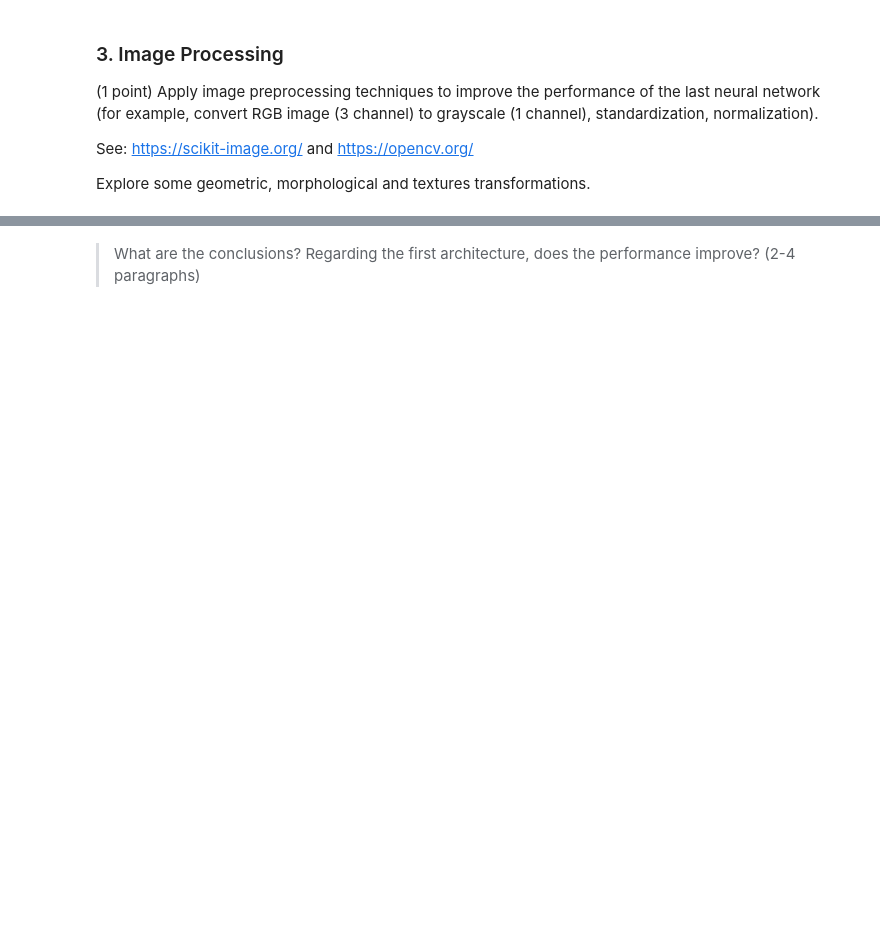
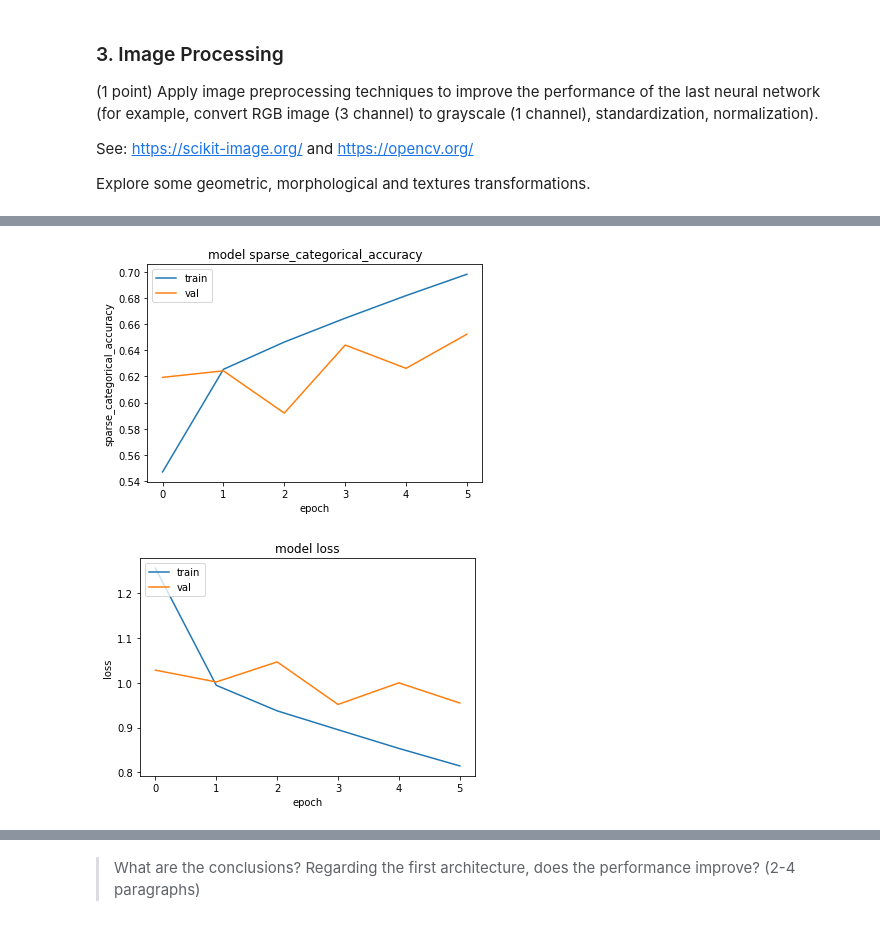
Before and after one commit to Matheuss1/artificial-intelligence-and-what-is-behind, a Jupyter notebook: logistic_regression_and_neural_networks_assignment_03.ipynb, the cells around one changed output, grey strips where cells are left out. Drawn from its saved outputs; the diff is of its cells as text; code cells hidden in the pictures; blank space fills up the shorter version.

```diff
--- a/logistic_regression_and_neural_networks_assignment_03.ipynb
+++ b/logistic_regression_and_neural_networks_assignment_03.ipynb
@@ -282,0 +472,16 @@ Explore some geometric, morphological and textures transformations.
+# %%
+# Using scaled data
+
+my_callbacks = [
+    tf.keras.callbacks.EarlyStopping(monitor='val_loss', mode='min', patience=2),
+    tf.keras.callbacks.ModelCheckpoint(filepath='scaled_nn_best_model.tf', monitor='val_loss', mode='min'),
+    tf.keras.callbacks.TensorBoard(log_dir='./logs'),
+]
+
+scaled_data_model = TFPathMNISTNN()
+
+scaled_data_model.compile(optimizer='adam',
+              loss='sparse_categorical_crossentropy',
+              metrics=['sparse_categorical_accuracy'])
+
+scaledHistory = scaled_data_model.fit(x=scaled_x_train,y=y_train, validation_data=(scaled_x_val, y_val), epochs=10, callbacks=my_callbacks)
@@ -282,0 +501,5 @@ Explore some geometric, morphological and textures transformations.
+# %%
+plot_history(scaledHistory, metric='sparse_categorical_accuracy')
+# %% [output]
+[figure, added]
+[figure, added]
```
Also changed, not shown: parts of 69 cells of this notebook.
